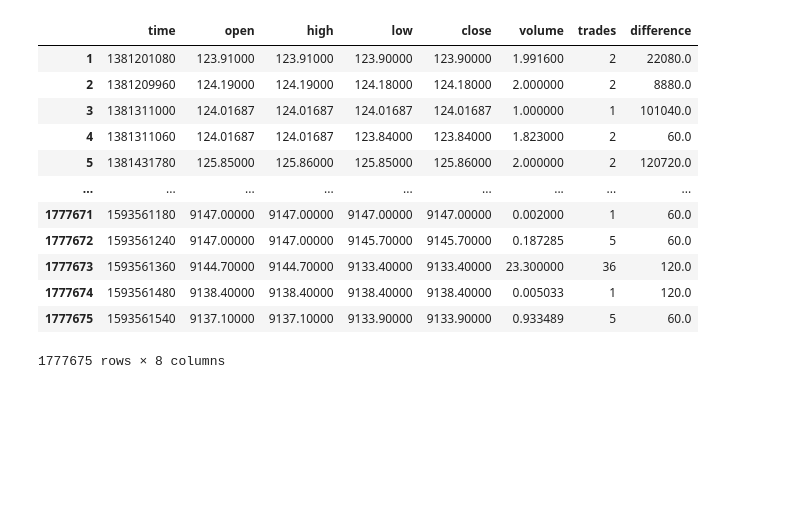
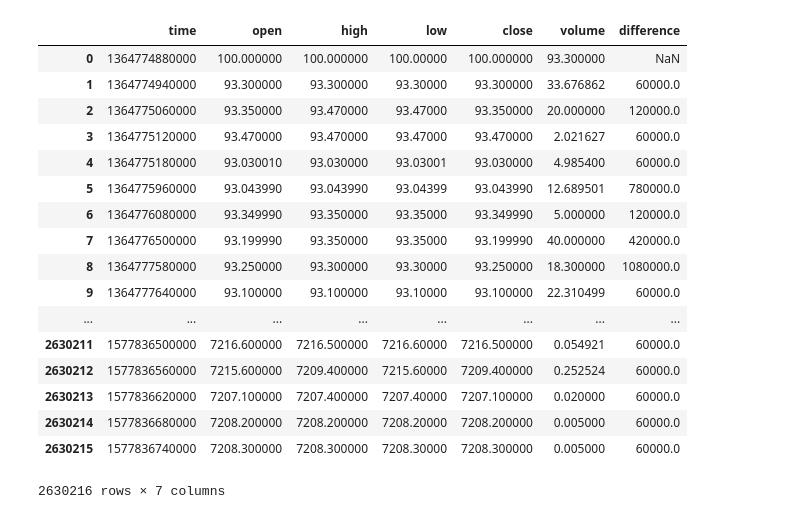
Before and after one commit to lowrollr/moonshot, a Jupyter notebook: back_testing/v2/research/notebooks/data_process/data_intervals.ipynb, the cells around one changed output. Saved outputs shown, nothing was run; the diff lists cells and outputs as text; code cells hidden in the pictures; blank space fills up the shorter version.

```diff
--- a/back_testing/v2/research/notebooks/data_process/data_intervals.ipynb
+++ b/back_testing/v2/research/notebooks/data_process/data_intervals.ipynb
@@ -16,23 +11,28 @@ import matplotlib.pyplot as plt
-# %%
-model = Trading(load_config("config.hjson"))
-data = model.dfs[0][0]
-data["difference"] = data["time"].diff()
-data.dropna(inplace=True)
-data
-# %% [output]
-|  | time | open | high | low | close | volume | trades | difference |
-| 1 | 1381201080 | 123.91000 | 123.91000 | 123.90000 | 123.90000 | 1.991600 | 2 | 22080.0 |
-| 2 | 1381209960 | 124.19000 | 124.19000 | 124.18000 | 124.18000 | 2.000000 | 2 | 8880.0 |
-| 3 | 1381311000 | 124.01687 | 124.01687 | 124.01687 | 124.01687 | 1.000000 | 1 | 101040.0 |
-| 4 | 1381311060 | 124.01687 | 124.01687 | 123.84000 | 123.84000 | 1.823000 | 2 | 60.0 |
-| 5 | 1381431780 | 125.85000 | 125.86000 | 125.85000 | 125.86000 | 2.000000 | 2 | 120720.0 |
-| ... | ... | ... | ... | ... | ... | ... | ... | ... |
-| 1777671 | 1593561180 | 9147.00000 | 9147.00000 | 9147.00000 | 9147.00000 | 0.002000 | 1 | 60.0 |
-| 1777672 | 1593561240 | 9147.00000 | 9147.00000 | 9145.70000 | 9145.70000 | 0.187285 | 5 | 60.0 |
-| 1777673 | 1593561360 | 9144.70000 | 9144.70000 | 9133.40000 | 9133.40000 | 23.300000 | 36 | 120.0 |
-| 1777674 | 1593561480 | 9138.40000 | 9138.40000 | 9138.40000 | 9138.40000 | 0.005033 | 1 | 120.0 |
-| 1777675 | 1593561540 | 9137.10000 | 9137.10000 | 9133.90000 | 9133.90000 | 0.933489 | 5 | 60.0 |
-1777675 rows × 8 columns
+# %%
+data = pd.read_csv('../../Bitfinex-historical-data-master/merged_BTC.csv')
+data.columns = ['time', 'open', 'high', 'low', 'close', 'volume']
+data["difference"] = data["time"].diff()
+data.dropna()
+data
+# %% [output]
+|  | time | open | high | low | close | volume | difference |
+| 0 | 1364774880000 | 100.000000 | 100.000000 | 100.00000 | 100.000000 | 93.300000 | NaN |
+| 1 | 1364774940000 | 93.300000 | 93.300000 | 93.30000 | 93.300000 | 33.676862 | 60000.0 |
+| 2 | 1364775060000 | 93.350000 | 93.470000 | 93.47000 | 93.350000 | 20.000000 | 120000.0 |
+| 3 | 1364775120000 | 93.470000 | 93.470000 | 93.47000 | 93.470000 | 2.021627 | 60000.0 |
+| 4 | 1364775180000 | 93.030010 | 93.030000 | 93.03001 | 93.030000 | 4.985400 | 60000.0 |
+| 5 | 1364775960000 | 93.043990 | 93.043990 | 93.04399 | 93.043990 | 12.689501 | 780000.0 |
+| 6 | 1364776080000 | 93.349990 | 93.350000 | 93.35000 | 93.349990 | 5.000000 | 120000.0 |
+| 7 | 1364776500000 | 93.199990 | 93.350000 | 93.35000 | 93.199990 | 40.000000 | 420000.0 |
+| 8 | 1364777580000 | 93.250000 | 93.300000 | 93.30000 | 93.250000 | 18.300000 | 1080000.0 |
+| 9 | 1364777640000 | 93.100000 | 93.100000 | 93.10000 | 93.100000 | 22.310499 | 60000.0 |
+| ... | ... | ... | ... | ... | ... | ... | ... |
+| 2630211 | 1577836500000 | 7216.600000 | 7216.500000 | 7216.60000 | 7216.500000 | 0.054921 | 60000.0 |
+| 2630212 | 1577836560000 | 7215.600000 | 7209.400000 | 7215.60000 | 7209.400000 | 0.252524 | 60000.0 |
+| 2630213 | 1577836620000 | 7207.100000 | 7207.400000 | 7207.40000 | 7207.100000 | 0.020000 | 60000.0 |
+| 2630214 | 1577836680000 | 7208.200000 | 7208.200000 | 7208.20000 | 7208.200000 | 0.005000 | 60000.0 |
+| 2630215 | 1577836740000 | 7208.300000 | 7208.300000 | 7208.30000 | 7208.300000 | 0.005000 | 60000.0 |
+2630216 rows × 7 columns
 # %%
 data.plot(x="time", y="difference", kind="line")
 # %% [output]
```
Also changed, not shown: parts of 3 cells of this notebook.
